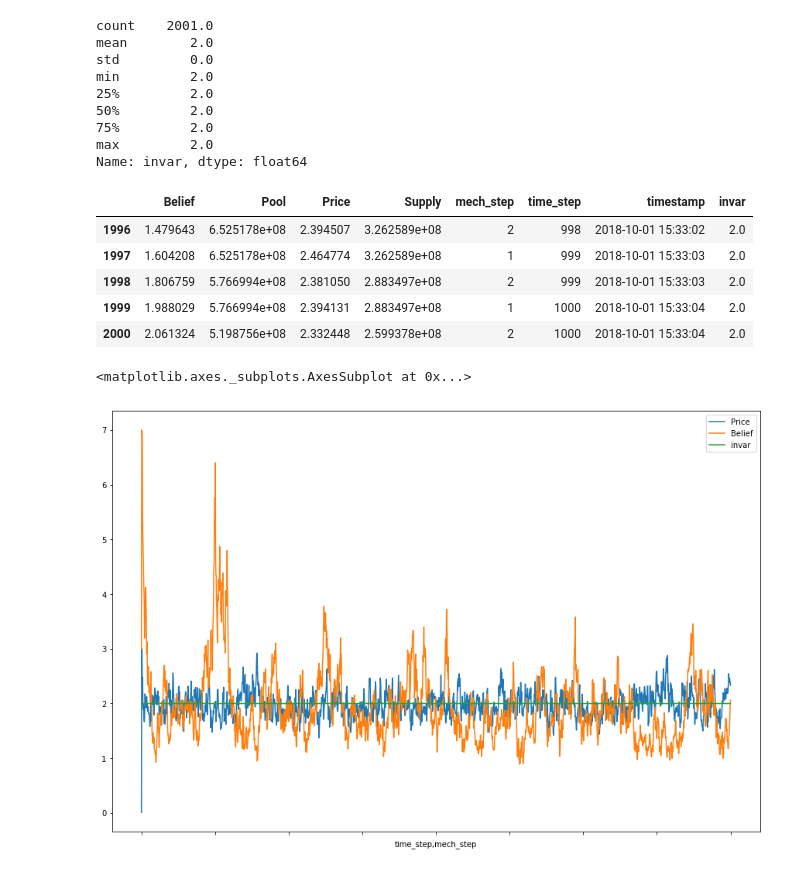
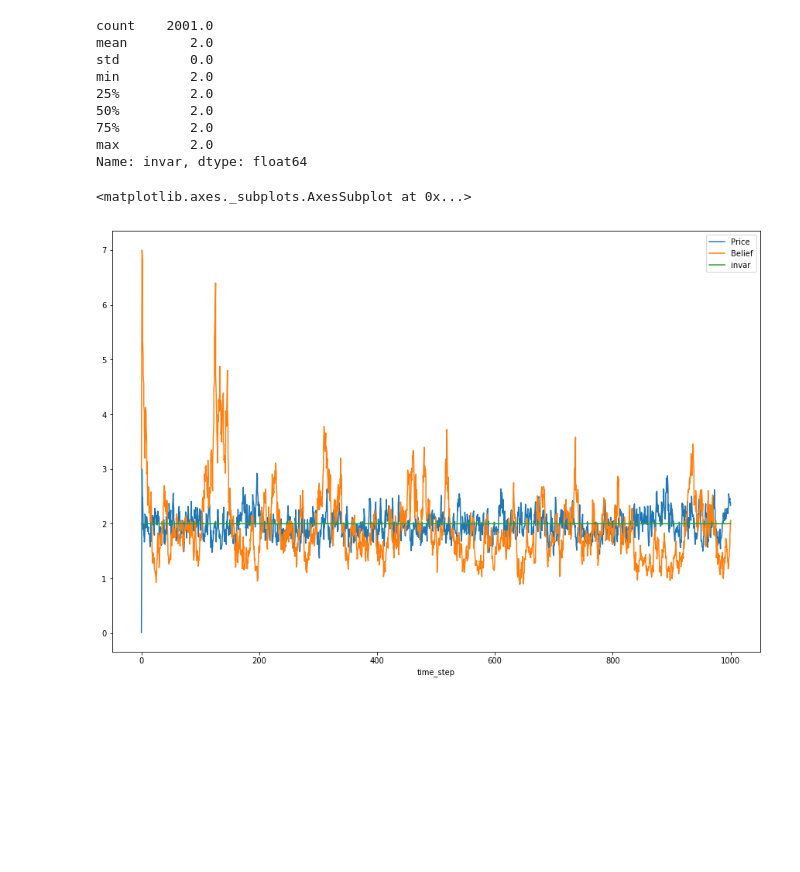
Before and after one commit to wilson3698/cadCAD, a Jupyter notebook: notebooks/testBC.ipynb, the cells around one changed output. Saved outputs shown, nothing was run; the diff lists cells and outputs as text; code cells hidden in the pictures; blank space fills up the shorter version.

```diff
--- a/notebooks/testBC.ipynb
+++ b/notebooks/testBC.ipynb
@@ -31,17 +47,10 @@ min         2.0
 75%         2.0
 max         2.0
 Name: invar, dtype: float64
+# %%
+d.plot(x='time_step',y=["Price", "Belief", 'invar'] ,figsize=(15,10))
+# %% [output]
+<matplotlib.axes._subplots.AxesSubplot at 0x...>
+[figure, added]
 # %%
-d.tail()
+d.describe()
-# %% [output]
-|  | Belief | Pool | Price | Supply | mech_step | time_step | timestamp | invar |
-| 1996 | 1.479643 | 6.525178e+08 | 2.394507 | 3.262589e+08 | 2 | 998 | 2018-10-01 15:33:02 | 2.0 |
-| 1997 | 1.604208 | 6.525178e+08 | 2.464774 | 3.262589e+08 | 1 | 999 | 2018-10-01 15:33:03 | 2.0 |
-| 1998 | 1.806759 | 5.766994e+08 | 2.381050 | 2.883497e+08 | 2 | 999 | 2018-10-01 15:33:03 | 2.0 |
-| 1999 | 1.988029 | 5.766994e+08 | 2.394131 | 2.883497e+08 | 1 | 1000 | 2018-10-01 15:33:04 | 2.0 |
-| 2000 | 2.061324 | 5.198756e+08 | 2.332448 | 2.599378e+08 | 2 | 1000 | 2018-10-01 15:33:04 | 2.0 |
-# %%
-d.plot(x=['time_step', 'mech_step'],y=["Price", "Belief", 'invar'] ,figsize=(15,10))
-# %% [output]
-<matplotlib.axes._subplots.AxesSubplot at 0x...>
-[figure, removed]
```
Also changed, not shown: parts of 5 cells of this notebook, 4 other files.
